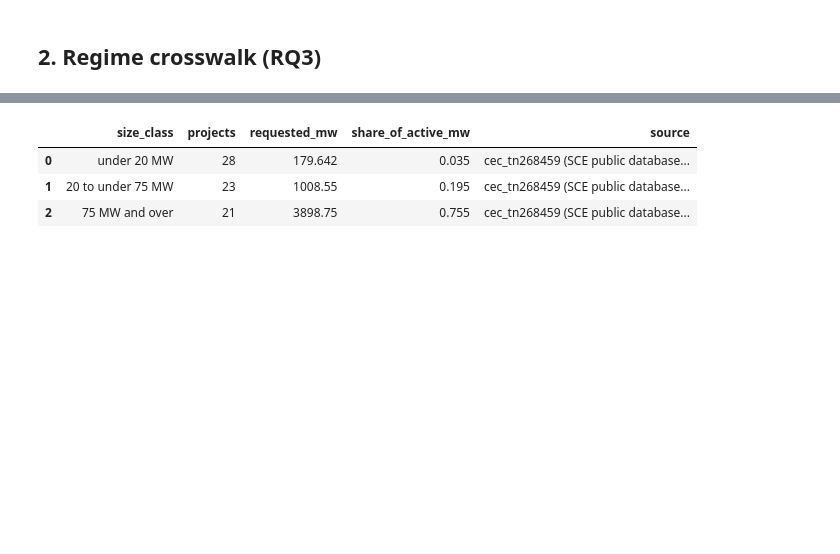
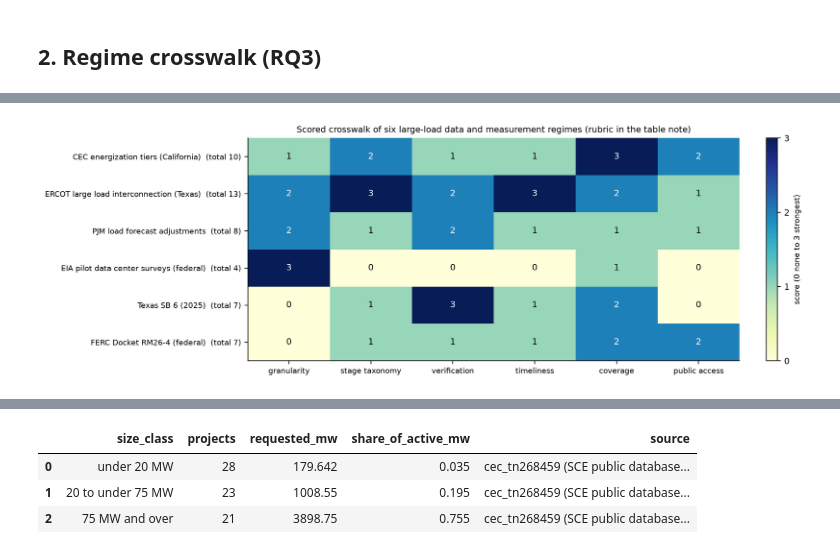
Before and after one commit to sebastian-oldman/masters_project, a Jupyter notebook: notebooks/05_regimes_flexibility.ipynb, the cells around one changed output, grey strips where cells are left out. Drawn from its saved outputs; the diff is of its cells as text; code cells hidden in the pictures; blank space fills up the shorter version.

```diff
--- a/notebooks/05_regimes_flexibility.ipynb
+++ b/notebooks/05_regimes_flexibility.ipynb
@@ -113,3 +155,7 @@ table("ch4_regime_crosswalk")
+# %%
+show("fig4_07_regime_scores")
+# %% [output]
+[figure, added]
 # %%
 table("ch4_common_taxonomy")
 # %% [output]
```
Also changed, not shown: parts of 8 cells of this notebook, 37 other files.
